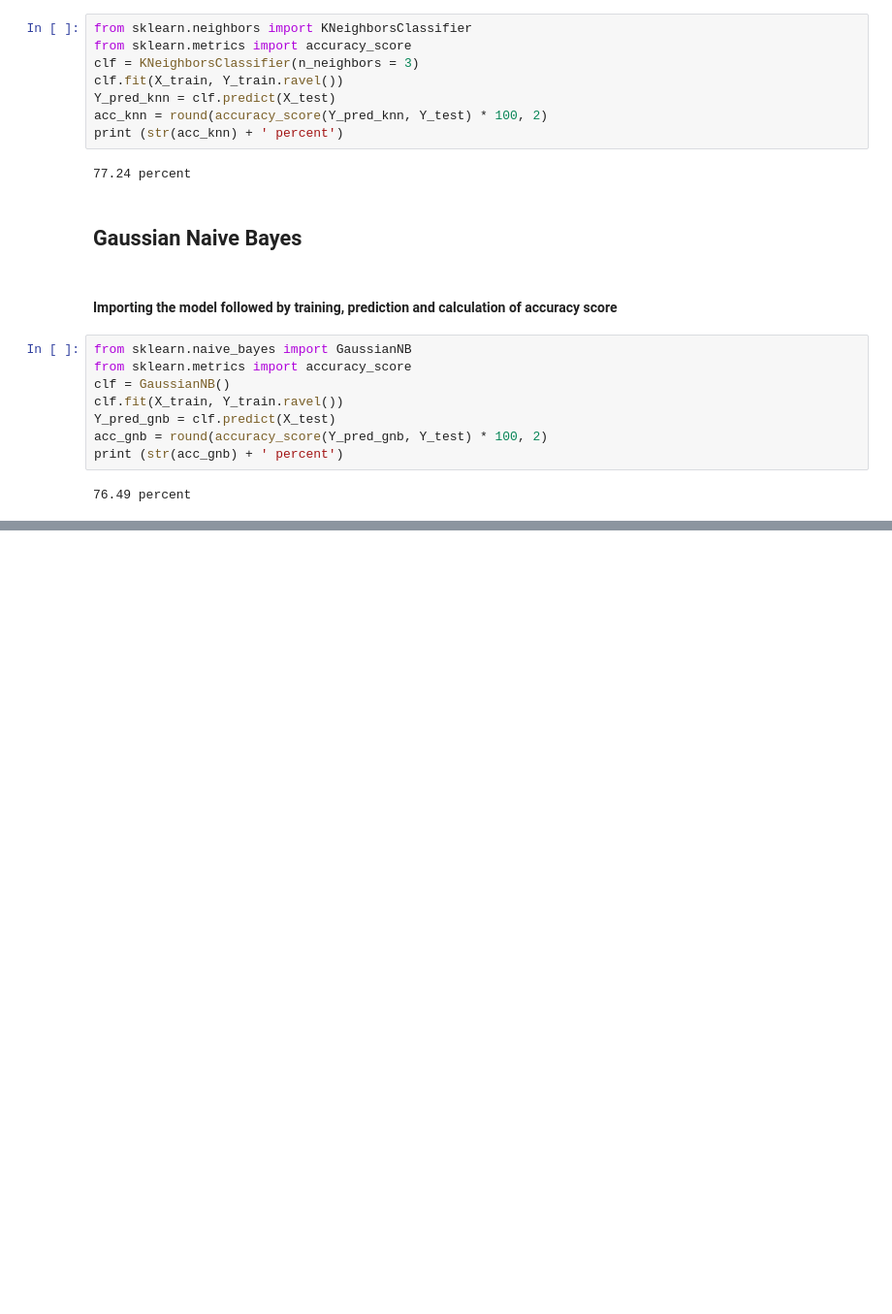
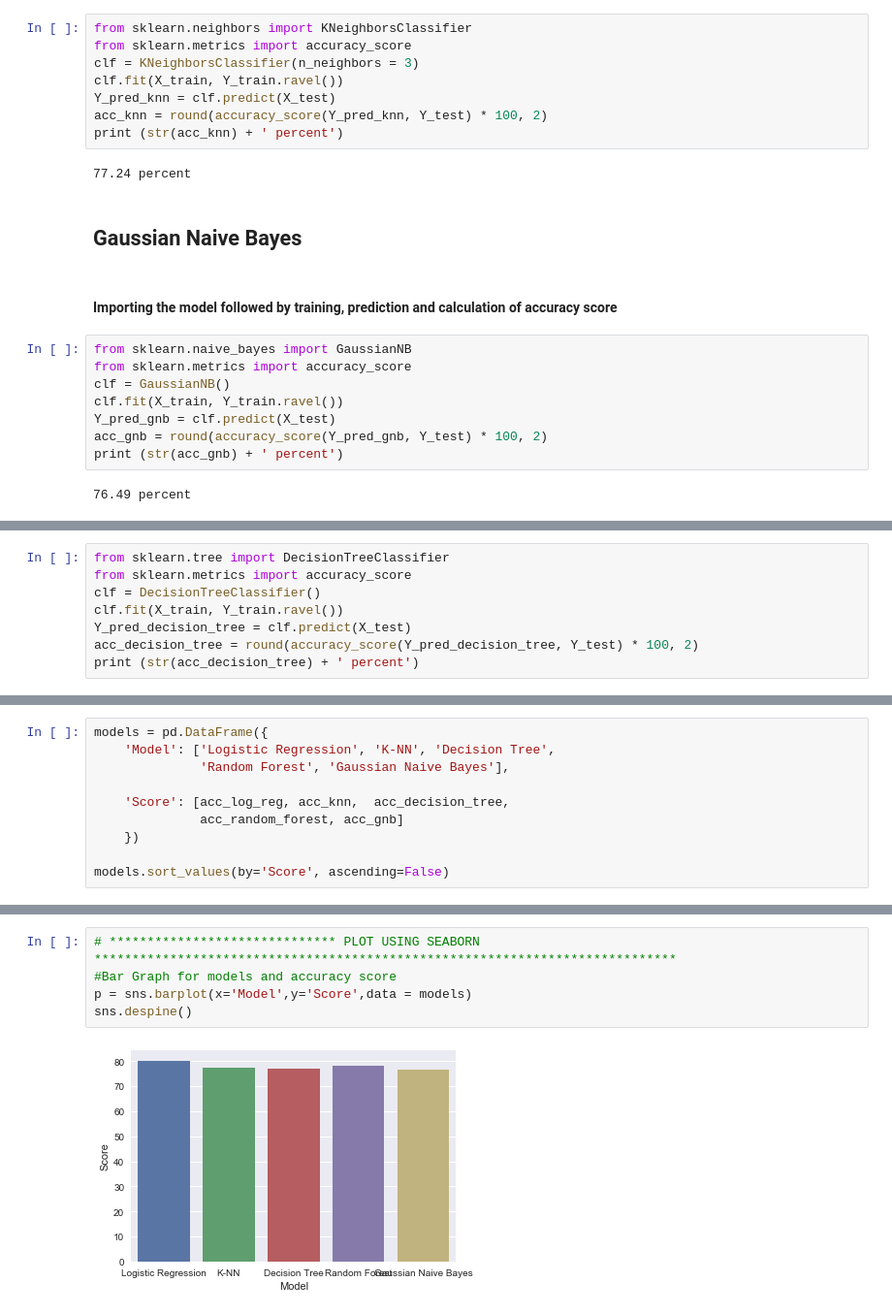
Before and after one commit to SV17/ML_Project1, a Jupyter notebook: titanic_case_study.ipynb, the cells around one changed output, grey strips where cells are left out. Shown: that part at 97% size. Drawn from its saved outputs; the diff is of its cells as text; blank space fills up the shorter version.

```diff
--- a/titanic_case_study.ipynb
+++ b/titanic_case_study.ipynb
@@ -90,0 +93,8 @@ print (str(acc_gnb) + ' percent')
+# %%
+from sklearn.tree import DecisionTreeClassifier
+from sklearn.metrics import accuracy_score
+clf = DecisionTreeClassifier()
+clf.fit(X_train, Y_train.ravel())
+Y_pred_decision_tree = clf.predict(X_test)
+acc_decision_tree = round(accuracy_score(Y_pred_decision_tree, Y_test) * 100, 2)
+print (str(acc_decision_tree) + ' percent')
@@ -90,0 +134,10 @@ print (str(acc_gnb) + ' percent')
+# %%
+models = pd.DataFrame({
+    'Model': ['Logistic Regression', 'K-NN', 'Decision Tree',
+              'Random Forest', 'Gaussian Naive Bayes'],
+
+    'Score': [acc_log_reg, acc_knn,  acc_decision_tree,
+              acc_random_forest, acc_gnb]
+    })
+
+models.sort_values(by='Score', ascending=False)
@@ -90,0 +189,7 @@ print (str(acc_gnb) + ' percent')
+# %%
+# ****************************** PLOT USING SEABORN *****************************************************************************
+#Bar Graph for models and accuracy score
+p = sns.barplot(x='Model',y='Score',data = models)
+sns.despine()
+# %% [output]
+[figure, added]
```
Also changed, not shown: parts of 12 cells of this notebook, 1 other file.
